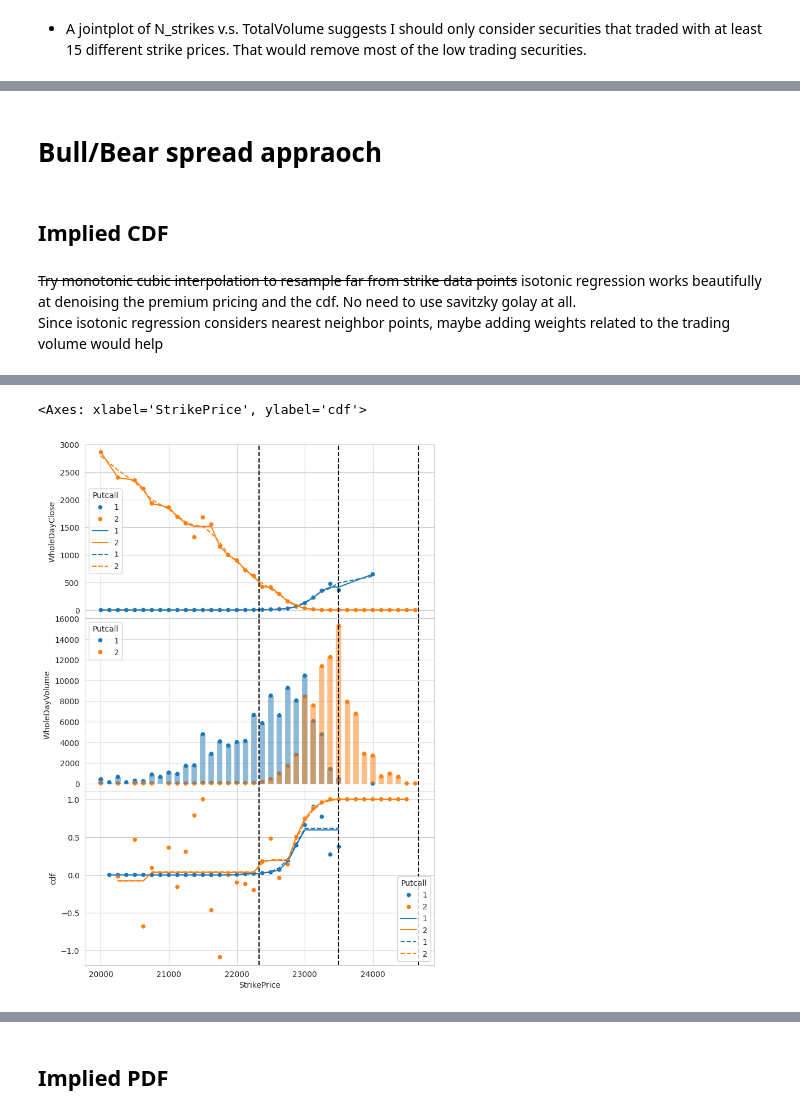
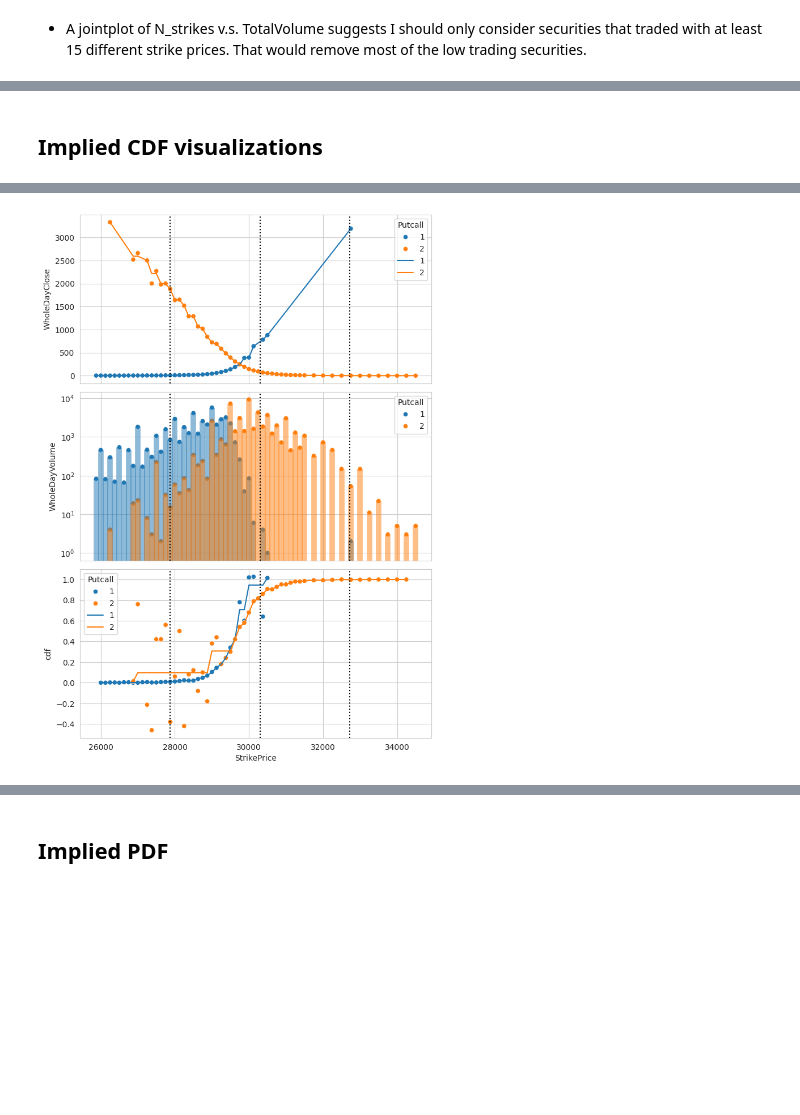
Before and after one commit to FlyingCurryMonster/JPY-equities, a Jupyter notebook: implied-probability-distributions.ipynb, the cells around one changed output, grey strips where cells are left out. Drawn from its saved outputs; the diff is of its cells as text; code cells hidden in the pictures; blank space fills up the shorter version.

```diff
--- a/implied-probability-distributions.ipynb
+++ b/implied-probability-distributions.ipynb
@@ -319,11 +328,9 @@ plot_args =  {'hue': 'Putcall', 'palette':'tab10'}
-# %% [markdown]
-# Bull/Bear spread appraoch
 # %%
-
+# OLD ATTEMPTS at trying to calculate butterfly spreads
 
 
 # Less than 0.1s runtime
-options['butterfly'] = butterflySpread_pdgroupby(options['Close_sm'].groupby(indices, group_keys=False))
+# options['butterfly'] = butterflySpread_pdgroupby(options['Close_sm'].groupby(indices, group_keys=False))
 
 #4.4 seconds runtime
 #options.groupby(indices, group_keys=False)['WholeDayClose'].apply(pandas_butterfly_contract)
@@ -332,24 +339,12 @@ options['butterfly'] = butterflySpread_pdgroupby(options['Close_sm'].groupby(ind
 # options.groupby(indices, group_keys=False)['WholeDayClose'].apply(lambda x: x.shift(1)+x.shift(-1)-2*x)
 
 # calculate the derivative
-options['K'] = options.index.get_level_values('StrikePrice')
-options['dK']=bullSpread_pdgroupby(options['K'].groupby(indices, group_keys=False))
+# options['K'] = options.index.get_level_values('StrikePrice')
+# options['dK']=bullSpread_pdgroupby(options['K'].groupby(indices, group_keys=False))
 
-options['slope'] = options['bull']/(options['dK'])
-options['slope_sm'] = options['bull_sm']/options['dK']
+# options['slope'] = options['bull']/(options['dK'])
+# options['slope_sm'] = options['bull_sm']/options['dK']
 
 # calls are slope+1, puts are slope +0
-options['cdf']= options['slope'] + (-1)*(options['Putcall_encoder'])+1
-options['cdf_sm'] = options['slope_sm']+(-1)*(options['Putcall_encoder'])+1
-options['curvature'] = options.butterfly.div(options.dK.pow(2))
-
-options['cdf_iso'] = options.groupby(indices, group_keys=False).apply(
-        isotonicSmoother_pandas, ycol='cdf', direction=True)
-options['cdf_sm_iso'] = options.groupby(indices, group_keys=False).apply(
-    isotonicSmoother_pandas, ycol='cdf_sm', direction=True)
 # %% [markdown]
-##  Implied CDF
+##  Implied CDF visualizations
-# %% [markdown]
- ~~Try monotonic cubic interpolation to resample far from strike data points~~
-isotonic regression works beautifully at denoising the premium pricing and the cdf.  No need to use savitzky golay at all.
-Since isotonic regression considers nearest neighbor points, maybe adding weights related to the trading volume would help
@@ -358,31 +351,36 @@ Since isotonic regression considers nearest neighbor points, maybe adding weight
 # %%
-example = contract_list.index[13]
+# 13 has a good example of going below the limits
+# example 300 seems well behaved
+example = contract_list.index[300]
 print(example[:-1])
 df = options.loc[example[:-1]]
-
+print('Interest rate is: ', 100*df.InterestRate.mean(), 'Spread in the rate is:', df.InterestRate.std())
 
 
 fig, ax = plt.subplots(3, 1, figsize = (8, 2*6), sharex=True)
-fig.subplots_adjust(hspace = 0)
+fig.subplots_adjust(hspace = 0.05)
 
-# axes 0
+# AXES 0
 sns.scatterplot(df, x = 'StrikePrice', y = 'WholeDayClose', ax=ax[0], **plot_args)
-sns.lineplot(df, x = 'StrikePrice', y = 'Close_iso', ax=ax[0], **plot_args)
-sns.lineplot(df, x = 'StrikePrice', y = 'Close_sm', linestyle='--', ax=ax[0], **plot_args)
+# sns.lineplot(df, x = 'StrikePrice', y = 'Close_iso', alpha = 0.8,ax=ax[0], **plot_args)
+sns.lineplot(df, x = 'StrikePrice', y = 'Close_iso_weighted', ax=ax[0], **plot_args)
 
-# axes 1
+# AXES 1
 sns.scatterplot(df, x = 'StrikePrice', y='WholeDayVolume', ax = ax[1], alpha = 1, **plot_args)
 for i, row in df.iterrows():
     if row['Putcall_encoder'] ==True:color = 'tab:blue'
     else: color = 'tab:orange'
     ax[1].vlines(row['K'], 0, row['WholeDayVolume'], alpha =0.5, linewidth = 7, color = color)
-
-for a in ax:
-    for percentile in [0.95, 1, 1.05]:
-        a.axvline(df['UnderlyingClose'].iloc[0]*percentile, color = 'k', linestyle = '--')
+ax[1].set_yscale('log')
 
 
+# AXES 2
 sns.scatterplot(df, x = 'StrikePrice', y = 'cdf', ax=ax[2], **plot_args)
-sns.lineplot(df, x = 'StrikePrice', y = 'cdf_iso', ax=ax[2], **plot_args)
-sns.lineplot(df, x = 'StrikePrice', y = 'cdf_sm_iso', ax=ax[2],linestyle = '--',**plot_args, )
+# sns.lineplot(df, x = 'StrikePrice', y = 'cdf_iso', ax=ax[2], linestyle = '-', **plot_args)
+sns.lineplot(df, x = 'StrikePrice', y = 'cdf_iso_weighted', ax=ax[2], **plot_args)
+
+# Annotations
+for a in ax:
+    for percentile in [0.92, 1, 1.08]:
+        a.axvline(df['UnderlyingClose'].iloc[0]*percentile, color = 'k', linestyle = ':')
 # %% [output]
@@ -390,2 +389 @@ sns.lineplot(df, x = 'StrikePrice', y = 'cdf_sm_iso', ax=ax[2],linestyle = '--',
-<Axes: xlabel='StrikePrice', ylabel='cdf'>
-[figure, old version]
+[figure, new version]
```
Also changed, not shown: parts of 13 cells of this notebook.
